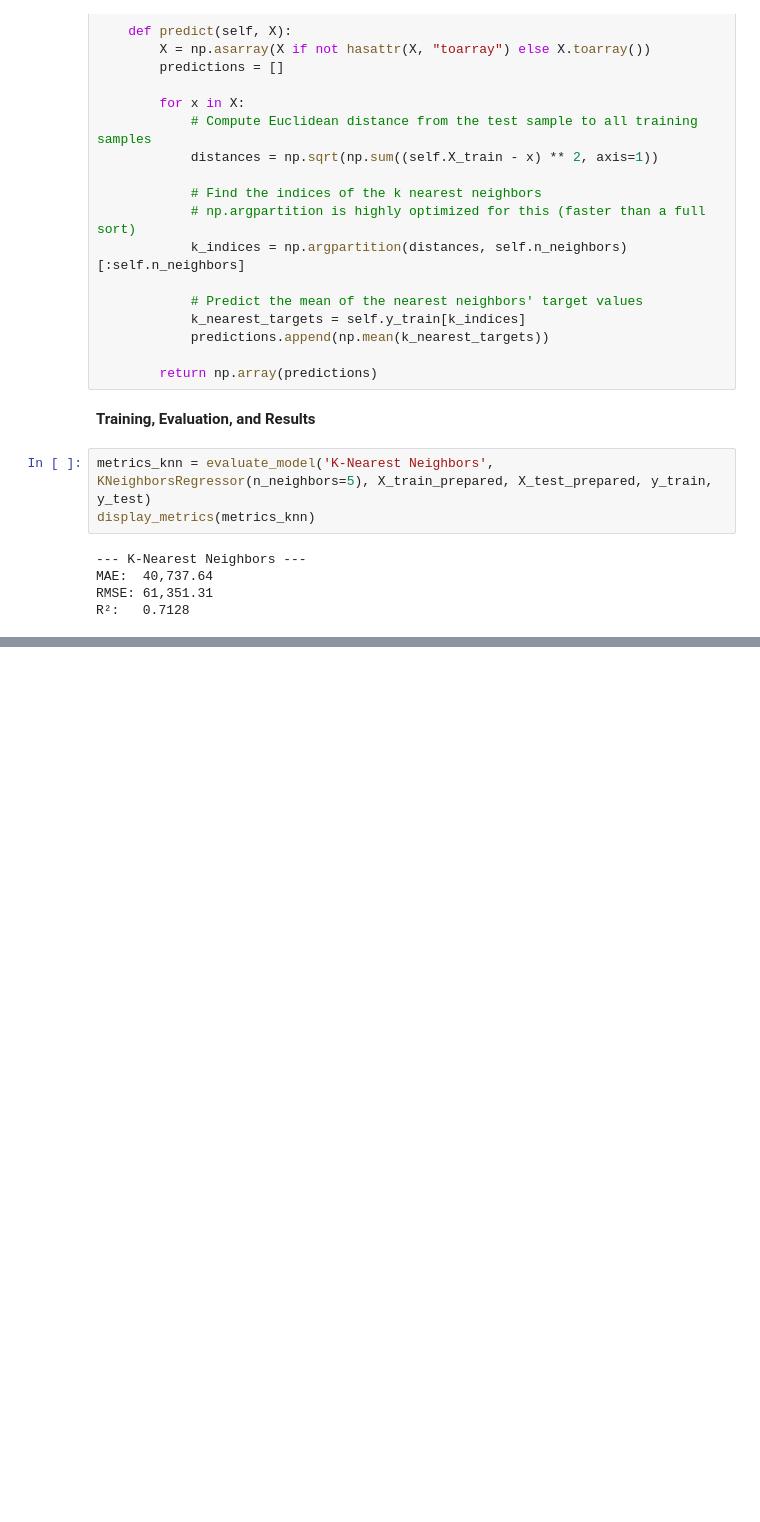
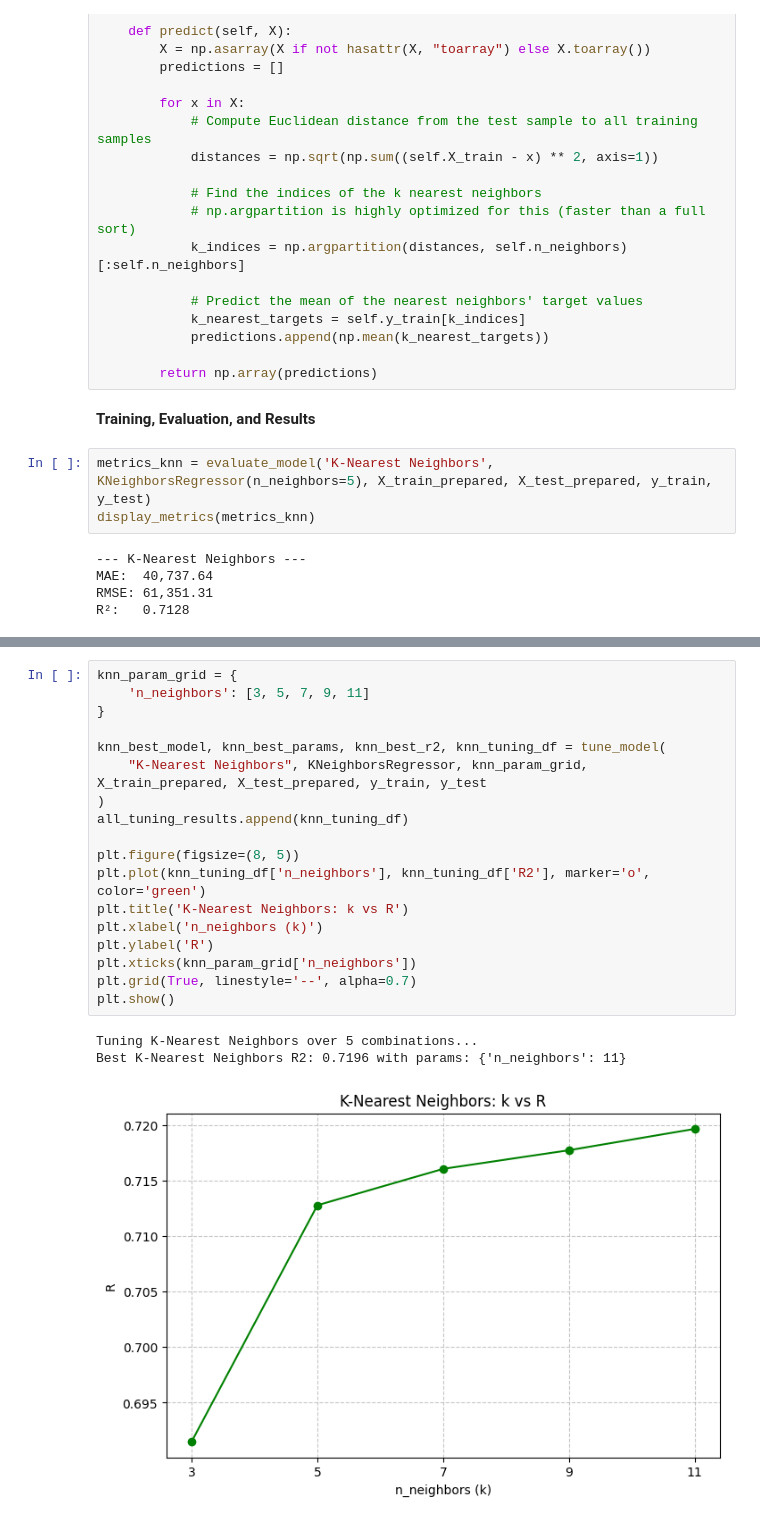
Before and after one commit to nikhileswark12/house-price-prediction, a Jupyter notebook: House_Price_Prediction.ipynb, the cells around one changed output, grey strips where cells are left out. Drawn from its saved outputs; the diff is of its cells as text; blank space fills up the shorter version.

```diff
--- a/House_Price_Prediction.ipynb
+++ b/House_Price_Prediction.ipynb
@@ -514,0 +642,22 @@ R²:   0.7128
+# %%
+knn_param_grid = {
+    'n_neighbors': [3, 5, 7, 9, 11]
+}
+
+knn_best_model, knn_best_params, knn_best_r2, knn_tuning_df = tune_model(
+    "K-Nearest Neighbors", KNeighborsRegressor, knn_param_grid, X_train_prepared, X_test_prepared, y_train, y_test
+)
+all_tuning_results.append(knn_tuning_df)
+
+plt.figure(figsize=(8, 5))
+plt.plot(knn_tuning_df['n_neighbors'], knn_tuning_df['R2'], marker='o', color='green')
+plt.title('K-Nearest Neighbors: k vs R')
+plt.xlabel('n_neighbors (k)')
+plt.ylabel('R')
+plt.xticks(knn_param_grid['n_neighbors'])
+plt.grid(True, linestyle='--', alpha=0.7)
+plt.show()
+# %% [output]
+Tuning K-Nearest Neighbors over 5 combinations...
+Best K-Nearest Neighbors R2: 0.7196 with params: {'n_neighbors': 11}
+[figure, added]
```
Also changed, not shown: parts of 12 cells of this notebook, 1 other file.
